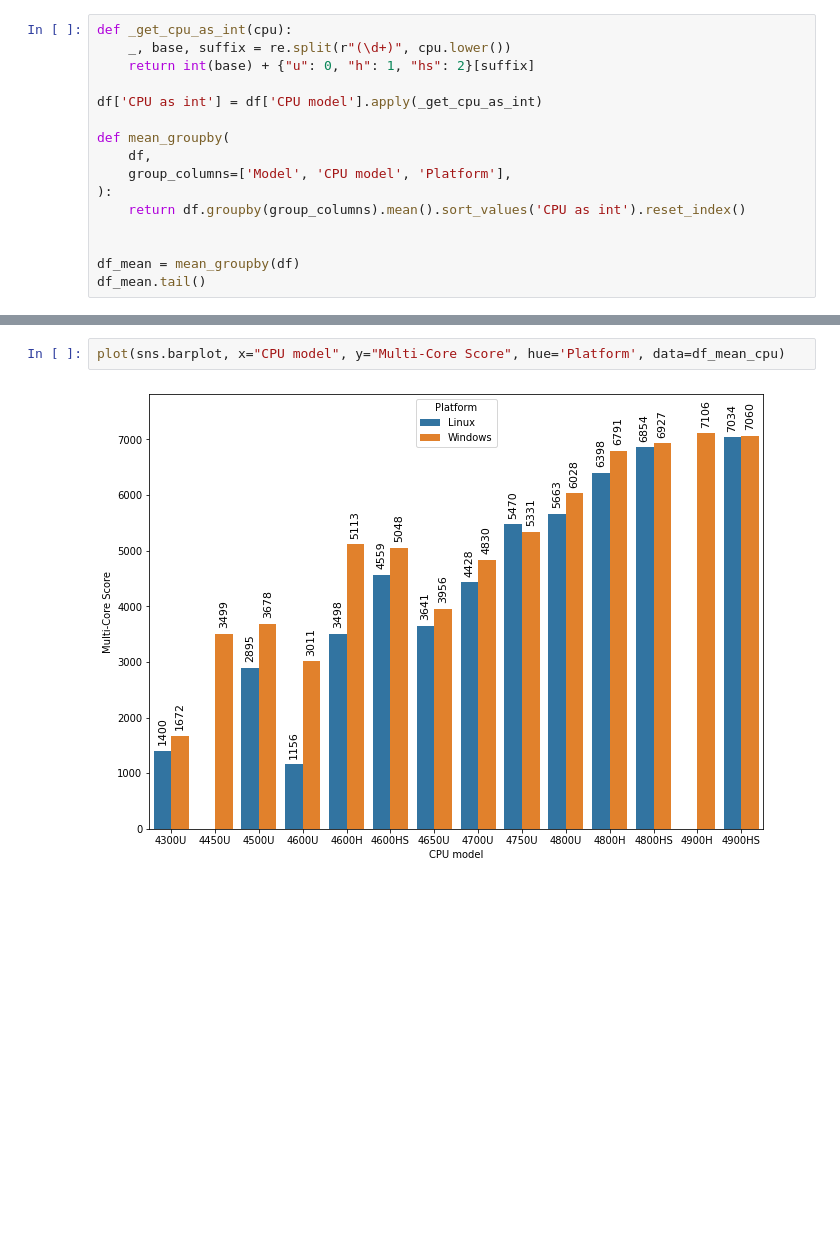
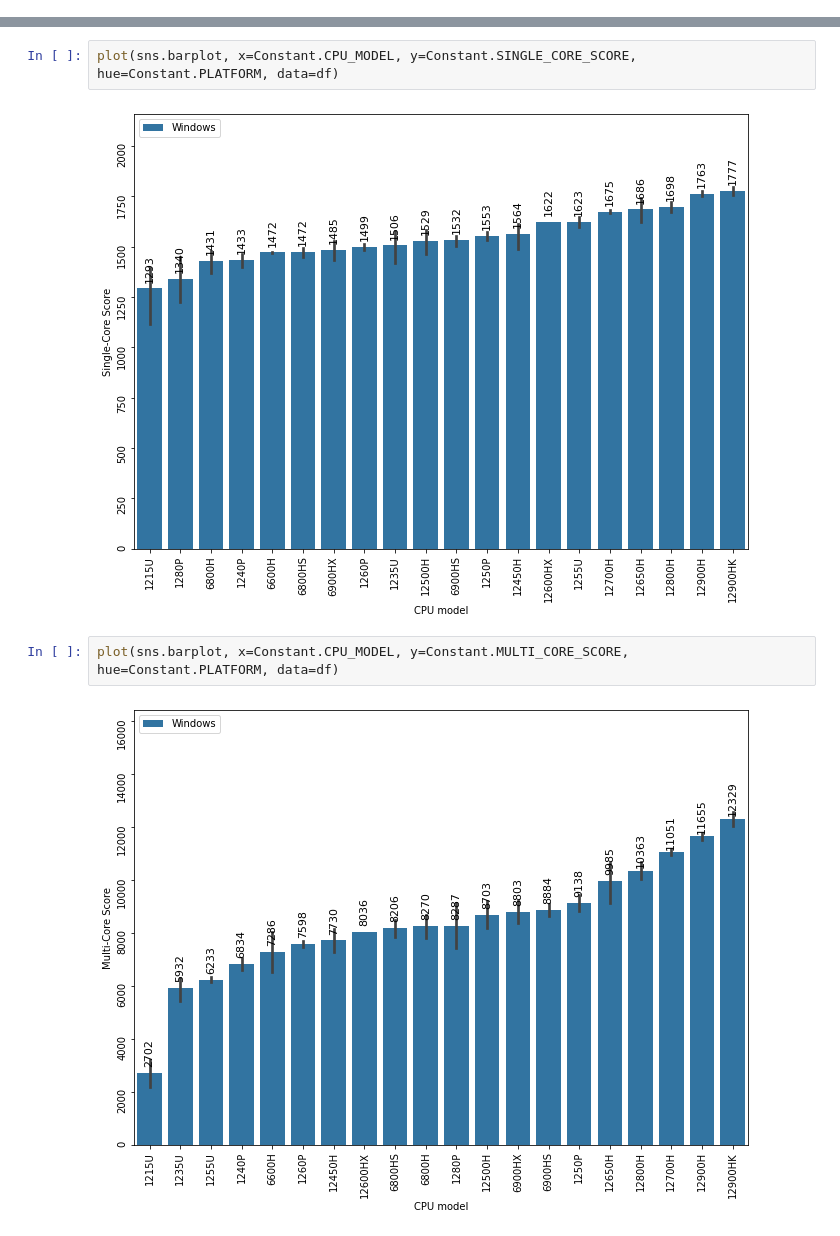
Before and after one commit to kirillstrelkov/playground, a Jupyter notebook: geekbench/ryzen.ipynb, the cells around one changed output, grey strips where cells are left out. Cells and saved outputs as stored; diff of their text form; blank space fills up the shorter version.

```diff
--- a/geekbench/ryzen.ipynb
+++ b/geekbench/ryzen.ipynb
@@ -49,16 +52,0 @@ counts.head(10)
-# %%
-def _get_cpu_as_int(cpu):
-    _, base, suffix = re.split(r"(\d+)", cpu.lower())
-    return int(base) + {"u": 0, "h": 1, "hs": 2}[suffix]
-
-df['CPU as int'] = df['CPU model'].apply(_get_cpu_as_int)
-
-def mean_groupby(
-    df,
-    group_columns=['Model', 'CPU model', 'Platform'],
-):
-    return df.groupby(group_columns).mean().sort_values('CPU as int').reset_index()
-
-
-df_mean = mean_groupby(df)
-df_mean.tail()
@@ -96,6 +71,10 @@ df_mean_cpu.head(30)
 # %%
-plot(sns.barplot, x="CPU model", y="Multi-Core Score", hue='Platform', data=df_mean_cpu)
+plot(sns.barplot, x=Constant.CPU_MODEL, y=Constant.SINGLE_CORE_SCORE, hue=Constant.PLATFORM, data=df)
 # %% [output]
-[figure, old version]
+[figure, new version]
+# %%
+plot(sns.barplot, x=Constant.CPU_MODEL, y=Constant.MULTI_CORE_SCORE, hue=Constant.PLATFORM, data=df)
+# %% [output]
+[figure, added]
 # %%
 df_win = df[df['Platform'] == 'Windows']
```
Also changed, not shown: parts of 5 cells of this notebook, 5 other files.
